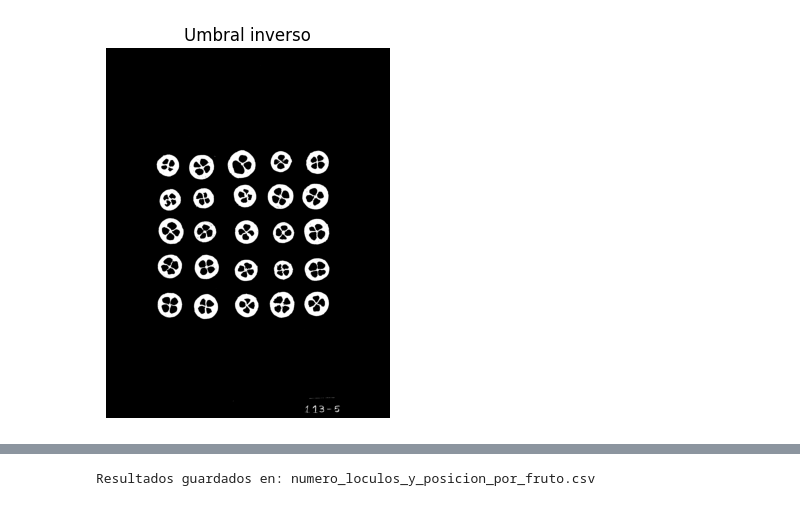
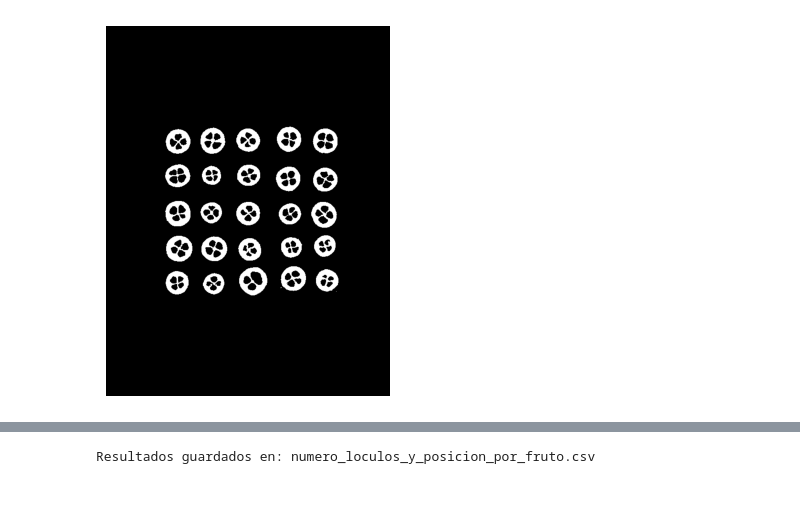
Before and after one commit to mariameraz/CranberryLab, a Jupyter notebook: External_structure/Locules_detection.ipynb, the cells around one changed output, grey strips where cells are left out. Cells and saved outputs as stored; diff of their text form; code cells hidden in the pictures.

```diff
--- a/External_structure/Locules_detection.ipynb
+++ b/External_structure/Locules_detection.ipynb
@@ -15,9 +15,5 @@ for page_number in range(doc.page_count):
     pix.save(f"page_{page_number + 1}.png")
 # %%
 # Read image
-img = cv2.imread('./PDF/Image_Test.jpg')
+img = cv2.imread('./page_1.png')
 gray_img = cv2.cvtColor(img, cv2.COLOR_BGR2GRAY)
-plt.imshow(gray_img, cmap='gray')
-# plt.axis('off') # Quitar bordes?
-plt.title("Identified contours")
-plt.show()
@@ -74,14 +46,16 @@ for contour in contours:
 # %%
-# Pre processing
-#cv2.GaussianBlur(src, ksize, sigmaX[, dst[, sigmaY[, borderType]]])
-blurred = cv2.GaussianBlur(gray_img, (3, 3), 0)
-_, binary = cv2.threshold(gray_img, 100, 255, cv2.THRESH_BINARY_INV)
-plt.imshow(binary, cmap='gray')
-plt.title("Umbral inverso")
+# Convertir a escala de grises si no está ya
+gray = cv2.cvtColor(img, cv2.COLOR_BGR2GRAY)
+
+# Umbral automático con Otsu
+_, binary = cv2.threshold(gray, 100, 255, cv2.THRESH_BINARY_INV + cv2.THRESH_OTSU)
+
+
+plt.imshow(cv2.cvtColor(binary, cv2.COLOR_BGR2RGB))
 plt.axis('off')
 plt.show()
 # %% [output]
-[figure, old version]
+[figure, new version]
 # %%
 # Detectar contornos (modo TREE para jerarquía, sin filtrar)
 contours, hierarchy = cv2.findContours(binary, cv2.RETR_TREE, cv2.CHAIN_APPROX_SIMPLE)
```
Also changed, not shown: parts of 9 cells of this notebook, 9 other files.
